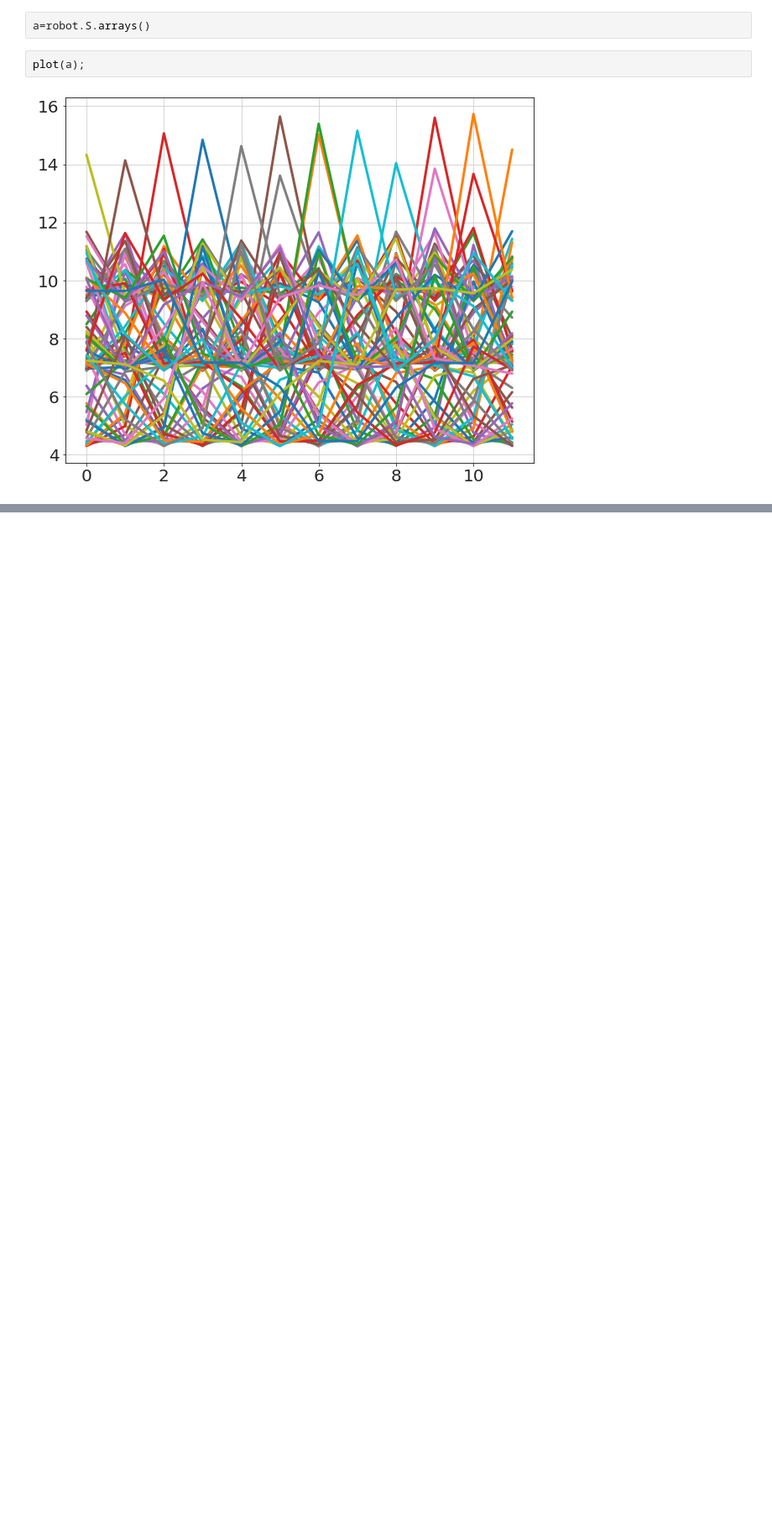
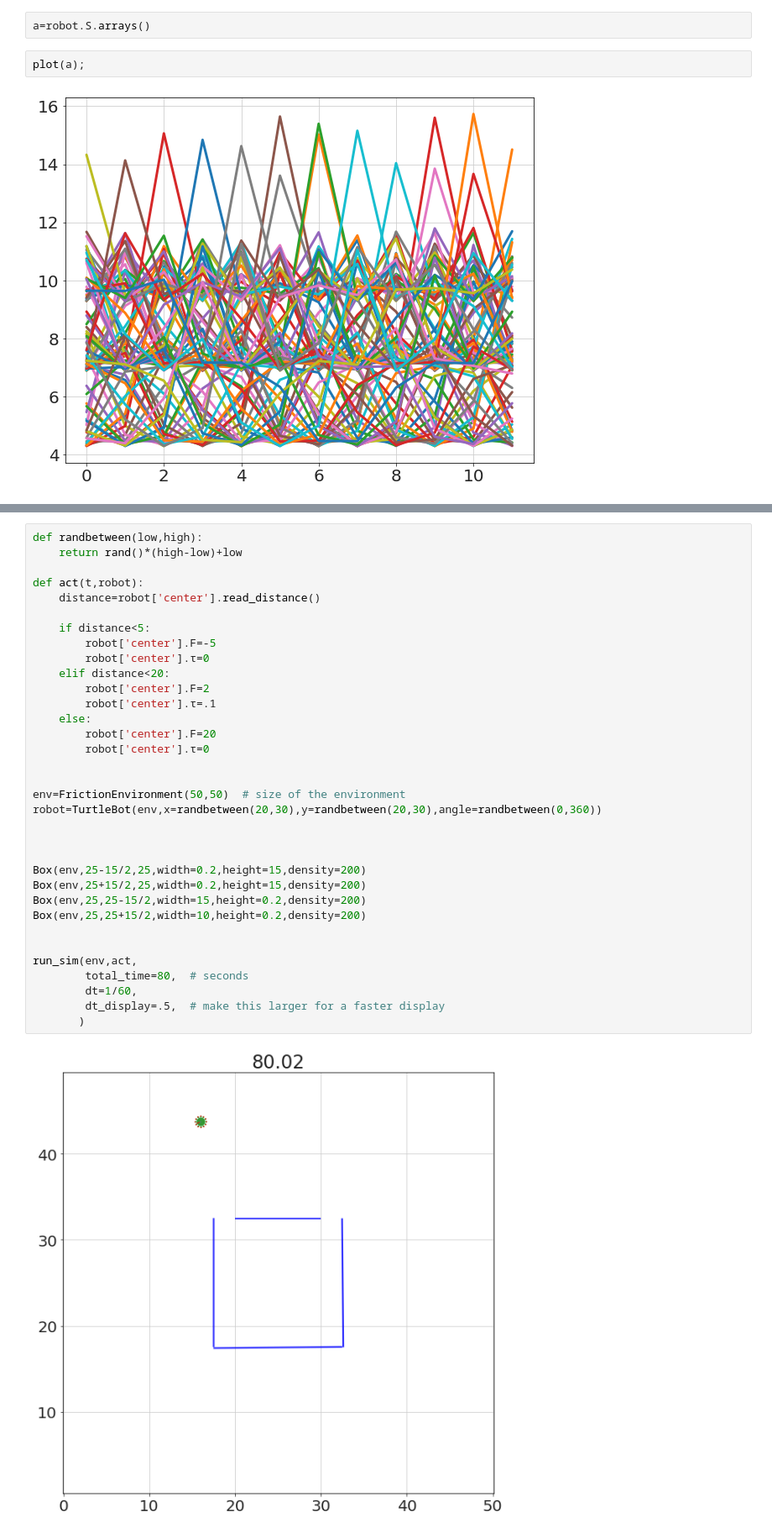
Before and after one commit to bblais/RobotSim373, a Jupyter notebook: Examples/TurtleBot.ipynb, the cells around one changed output, grey strips where cells are left out. Shown at 84% size. Drawn from its saved outputs; the diff is of its cells as text; blank space fills up the shorter version.

```diff
--- a/Examples/TurtleBot.ipynb
+++ b/Examples/TurtleBot.ipynb
@@ -88,0 +164,36 @@ plot(a);
+# %%
+def randbetween(low,high):
+    return rand()*(high-low)+low
+
+def act(t,robot):
+    distance=robot['center'].read_distance()
+
+    if distance<5:
+        robot['center'].F=-5
+        robot['center'].τ=0
+    elif distance<20:
+        robot['center'].F=2
+        robot['center'].τ=.1
+    else:
+        robot['center'].F=20
+        robot['center'].τ=0
+
+
+env=FrictionEnvironment(50,50)  # size of the environment
+robot=TurtleBot(env,x=randbetween(20,30),y=randbetween(20,30),angle=randbetween(0,360))
+
+
+
+Box(env,25-15/2,25,width=0.2,height=15,density=200)
+Box(env,25+15/2,25,width=0.2,height=15,density=200)
+Box(env,25,25-15/2,width=15,height=0.2,density=200)
+Box(env,25,25+15/2,width=10,height=0.2,density=200)
+
+
+run_sim(env,act,
+        total_time=80,  # seconds
+        dt=1/60,
+        dt_display=.5,  # make this larger for a faster display
+       )
+# %% [output]
+[figure, added]
```
Also changed, not shown: parts of 7 cells of this notebook, 3 other files.
